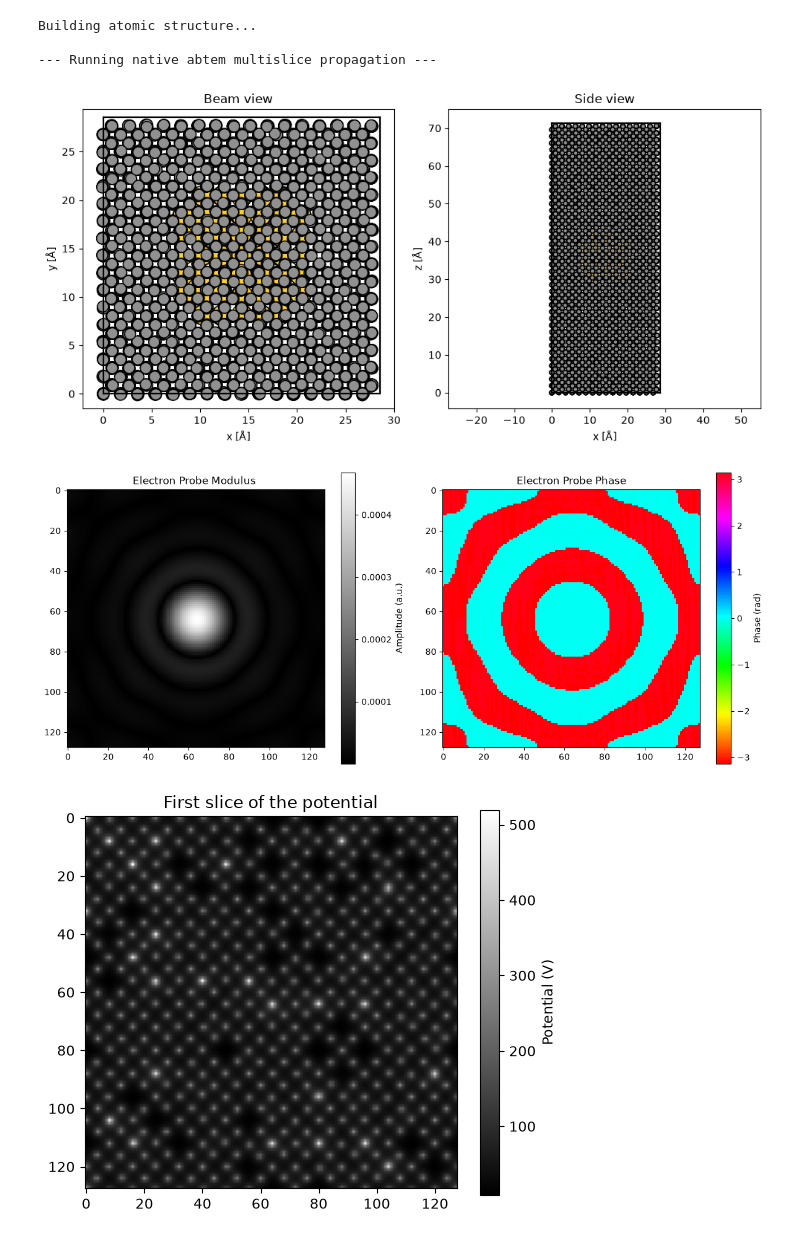
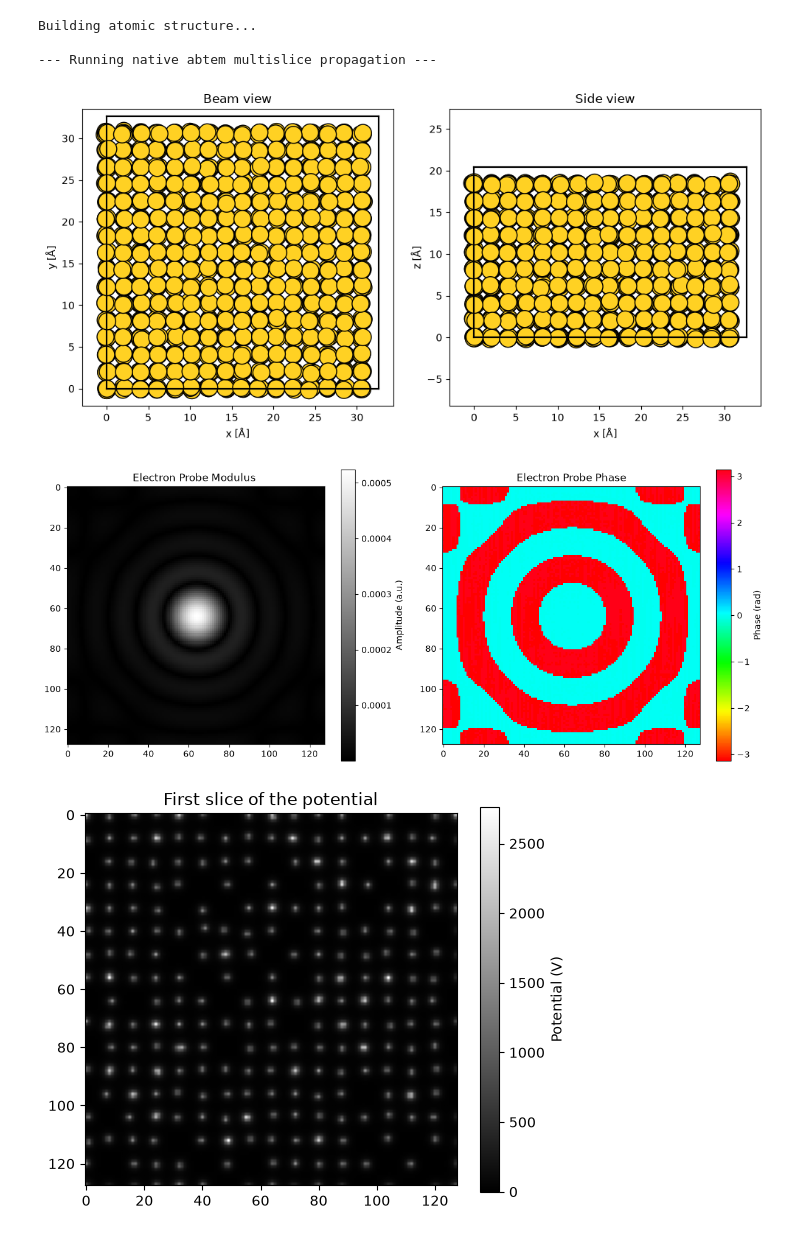
Before and after one commit to bryceshirley/ptychobench, a Jupyter notebook: benchmark_tutorial_3d.ipynb, the cells around one changed output. Saved outputs shown, nothing was run; the diff lists cells and outputs as text; code cells hidden in the pictures.

```diff
--- a/benchmark_tutorial_3d.ipynb
+++ b/benchmark_tutorial_3d.ipynb
@@ -108,15 +109,21 @@ def create_potential_grid():
 # %%
 
 pixels = 128
-slices = 20
+slices = 5
 
 # ---------------------------------------------------------
 # 1. Setup the Atomic Model using ASE/abtem
 # ---------------------------------------------------------
 print("Building atomic structure...")
 
-# # Create a dense, heavy Gold (Au) crystal in a cubic lattice
-# atoms = ase.build.bulk('Au', cubic=True)
+# Create a dense, heavy Gold (Au) crystal in a cubic lattice
+atoms = ase.build.bulk('Au', cubic=True)
+
+# Electrons will experience massive dynamic scattering down these columns
+atoms *= (8, 8, slices)
+
+# Apply random thermal displacements
+atoms.rattle(stdev=0.1, seed=42)
 
 # # # Create a light element (Carbon) in a cubic lattice
 # # atoms = ase.build.bulk('C', cubic=True)
@@ -127,8 +134,9 @@ print("Building atomic structure...")
 # # Apply random thermal displacements
 # atoms.rattle(stdev=0.1, seed=42)
 
-# Create structure of carbon with gold nanoparticles (AuNPs) embedded in a carbon matrix
-atoms = create_atomic_structure(slices)
+
+# # Create structure of carbon with gold nanoparticles (AuNPs) embedded in a carbon matrix
+# atoms = create_atomic_structure(slices)
 
 
 # Visualize the atomic structure (Beam View and Side View)
@@ -143,7 +151,7 @@ abtem.show_atoms(atoms, plane="xz", ax=ax2)
 ax2.set_title("Side view")
 
 fig.tight_layout()
-fig.savefig("atomic_structure.png", dpi=300)
+
 
 # Physical dimensions of the supercell
 length = atoms.cell[0, 0]
@@ -199,7 +207,7 @@ ax_phase.set_title("Electron Probe Phase")
 fig.colorbar(im2, ax=ax_phase, label="Phase (rad)")
 
 plt.tight_layout()
-fig.savefig("probe_modulus_phase.png", dpi=300)
+
 
 
 grid_params = {
@@ -227,37 +235,36 @@ plt.imshow(potential_array[0], cmap='gray')
 plt.title("First slice of the potential")
 plt.colorbar(label="Potential (V)")
 
-plt.savefig("potential_slice.png", dpi=300)
 
 print("\n--- Running native abtem multislice propagation ---")
 
 # abtem handles the propagation natively using the split-step approximation
 potential_abtem = abtem.PotentialArray(
     array=potential_array,
     slice_thickness=[grid.dz for _ in range(grid.Nz)],
     sampling=sampling,
     extent=grid.L,
     exit_planes=range(grid.Nz-1)
 )
 
 
 # Run the multislice propagation with abtem
 abtem_waves_3d = probe_waves.multislice(potential_abtem)
 abtem_wavefield_complex = np.squeeze(abtem_waves_3d.array)
 abtem_wavefield_complex = np.concatenate(
     [probe_complex[np.newaxis, ...], abtem_wavefield_complex],
     axis=0
 )
 
 # Generate the correct Krylov input array
 E_array = prepare_potential(grid, potential_array)
 # %% [output]
 Building atomic structure...
 
 --- Running native abtem multislice propagation ---
-[figure, old version]
+[figure, new version]
-[figure, old version]
+[figure, new version]
-[figure, old version]
+[figure, new version]
 # %%
 result = run_benchmark(grid, E_array, operators=[
     LinDudaOperatorMF,
```
Also changed, not shown: parts of 6 cells of this notebook, 1 other file.
